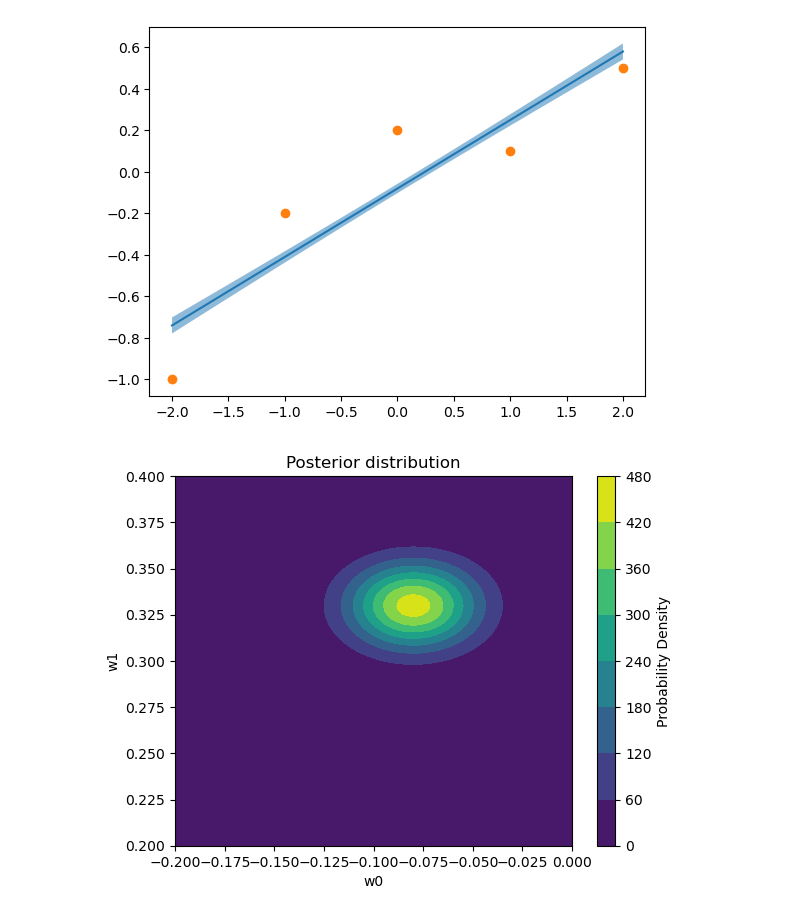
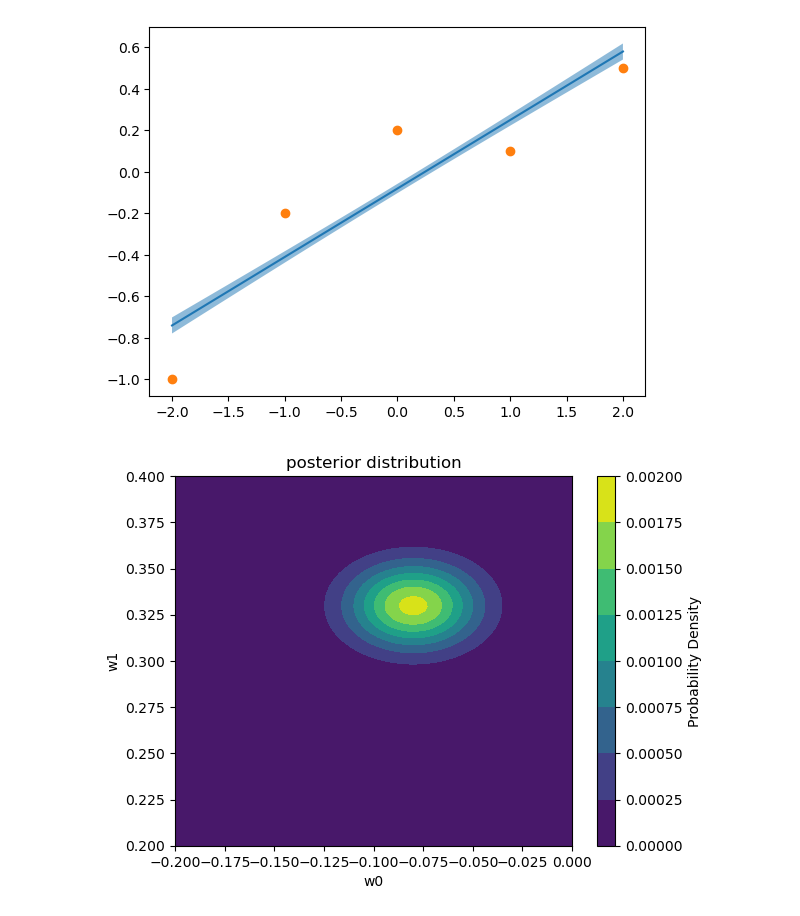
Before and after one commit to NiklasSchaaf/UQ_2023, a Jupyter notebook: homework_10/hw10_nik.ipynb, the cells around one changed output. Saved outputs shown, nothing was run; the diff lists cells and outputs as text; code cells hidden in the pictures.

Commit message:
normalize posterior

```diff
--- a/homework_10/hw10_nik.ipynb
+++ b/homework_10/hw10_nik.ipynb
@@ -45,24 +45,24 @@ plt.scatter(data[0],data[1])
 # %%
 x, y = np.meshgrid(np.linspace(-0.2, 0, 100), np.linspace(0.2, 0.4, 100))
 xy = np.column_stack([x.ravel(), y.ravel()])
 
 # Evaluate the PDF at each point in the grid
 pdf_values = multivariate_normal.pdf(xy, post_mean, post_cov)
 
 # Reshape the PDF values to match the shape of the input grid
-pdf_values = pdf_values.reshape(100, 100)
+pdf_values = pdf_values.reshape(100, 100) / sum(pdf_values)
 
 # Plot the PDF as a contour plot
 plt.contourf(x, y, pdf_values, cmap='viridis')
 plt.xlabel('w0')
 plt.ylabel('w1')
-plt.title('Posterior distribution')
+plt.title('posterior distribution')
 plt.colorbar(label='Probability Density')
 
 # Show the plot
 plt.show()
 # %% [output]
-[figure, old version]
+[figure, new version]
 # %%
 degree = 3
 
```
Also changed, not shown: parts of 1 cell of this notebook.
